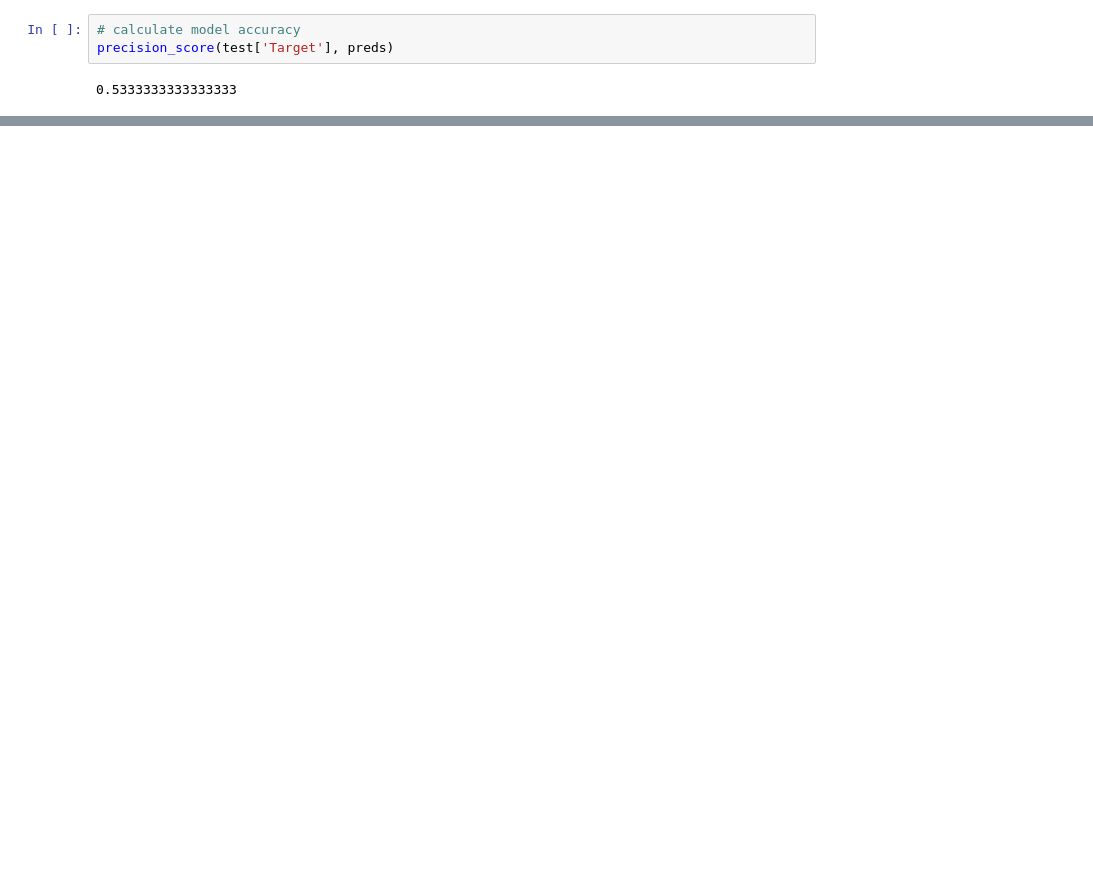
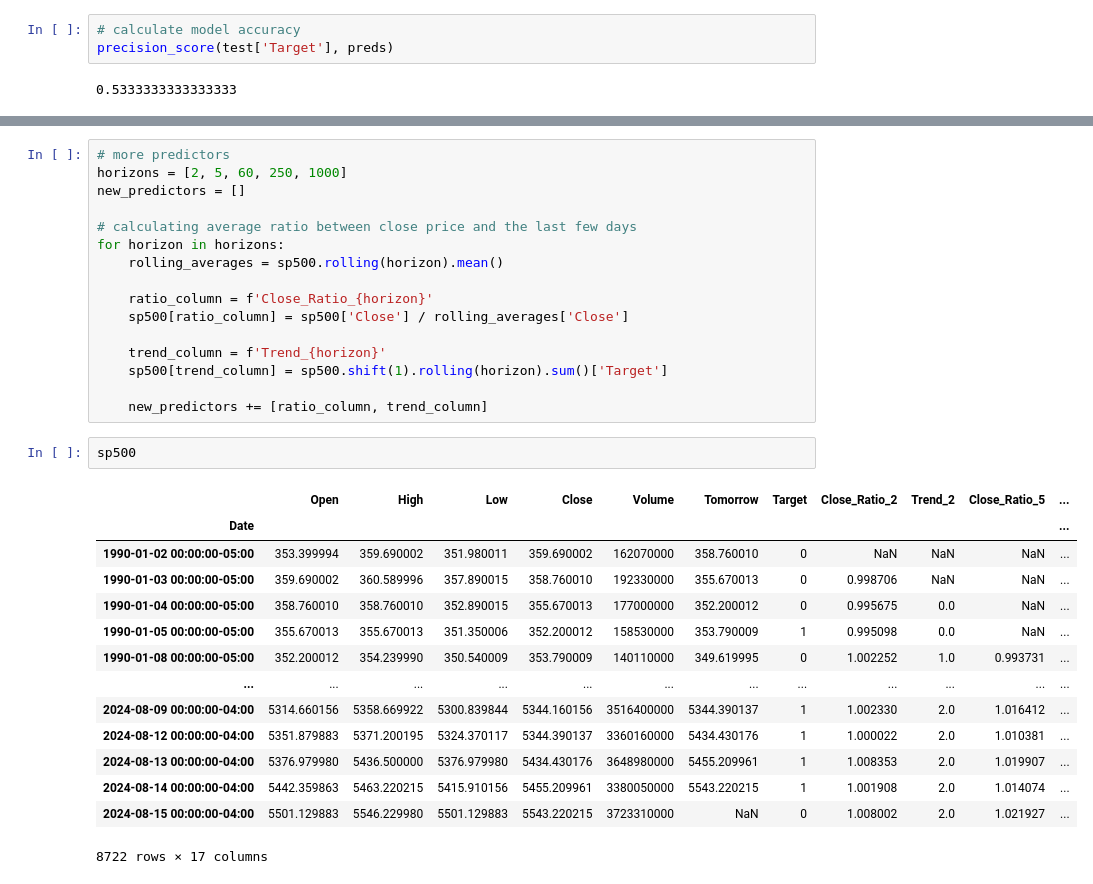
Before and after one commit to abdurrafey-amir/stock-market-predictor, a Jupyter notebook: main.ipynb, the cells around one changed output, grey strips where cells are left out. Cells and saved outputs as stored; diff of their text form; blank space fills up the shorter version.

```diff
--- a/main.ipynb
+++ b/main.ipynb
@@ -155,0 +194,33 @@ combined.plot()
+# %%
+# more predictors
+horizons = [2, 5, 60, 250, 1000]
+new_predictors = []
+
+# calculating average ratio between close price and the last few days
+for horizon in horizons:
+    rolling_averages = sp500.rolling(horizon).mean()
+
+    ratio_column = f'Close_Ratio_{horizon}'
+    sp500[ratio_column] = sp500['Close'] / rolling_averages['Close']
+
+    trend_column = f'Trend_{horizon}'
+    sp500[trend_column] = sp500.shift(1).rolling(horizon).sum()['Target']
+
+    new_predictors += [ratio_column, trend_column]
+# %%
+sp500
+# %% [output]
+|  | Open | High | Low | Close | Volume | Tomorrow | Target | Close_Ratio_2 | Trend_2 | Close_Ratio_5 | ... |
+| Date |  |  |  |  |  |  |  |  |  |  | ... |
+| 1990-01-02 00:00:00-05:00 | 353.399994 | 359.690002 | 351.980011 | 359.690002 | 162070000 | 358.760010 | 0 | NaN | NaN | NaN | ... |
+| 1990-01-03 00:00:00-05:00 | 359.690002 | 360.589996 | 357.890015 | 358.760010 | 192330000 | 355.670013 | 0 | 0.998706 | NaN | NaN | ... |
+| 1990-01-04 00:00:00-05:00 | 358.760010 | 358.760010 | 352.890015 | 355.670013 | 177000000 | 352.200012 | 0 | 0.995675 | 0.0 | NaN | ... |
+| 1990-01-05 00:00:00-05:00 | 355.670013 | 355.670013 | 351.350006 | 352.200012 | 158530000 | 353.790009 | 1 | 0.995098 | 0.0 | NaN | ... |
+| 1990-01-08 00:00:00-05:00 | 352.200012 | 354.239990 | 350.540009 | 353.790009 | 140110000 | 349.619995 | 0 | 1.002252 | 1.0 | 0.993731 | ... |
+| ... | ... | ... | ... | ... | ... | ... | ... | ... | ... | ... | ... |
+| 2024-08-09 00:00:00-04:00 | 5314.660156 | 5358.669922 | 5300.839844 | 5344.160156 | 3516400000 | 5344.390137 | 1 | 1.002330 | 2.0 | 1.016412 | ... |
+| 2024-08-12 00:00:00-04:00 | 5351.879883 | 5371.200195 | 5324.370117 | 5344.390137 | 3360160000 | 5434.430176 | 1 | 1.000022 | 2.0 | 1.010381 | ... |
+| 2024-08-13 00:00:00-04:00 | 5376.979980 | 5436.500000 | 5376.979980 | 5434.430176 | 3648980000 | 5455.209961 | 1 | 1.008353 | 2.0 | 1.019907 | ... |
+| 2024-08-14 00:00:00-04:00 | 5442.359863 | 5463.220215 | 5415.910156 | 5455.209961 | 3380050000 | 5543.220215 | 1 | 1.001908 | 2.0 | 1.014074 | ... |
+| 2024-08-15 00:00:00-04:00 | 5501.129883 | 5546.229980 | 5501.129883 | 5543.220215 | 3723310000 | NaN | 0 | 1.008002 | 2.0 | 1.021927 | ... |
+8722 rows × 17 columns
```
Also changed, not shown: parts of 20 cells of this notebook.
